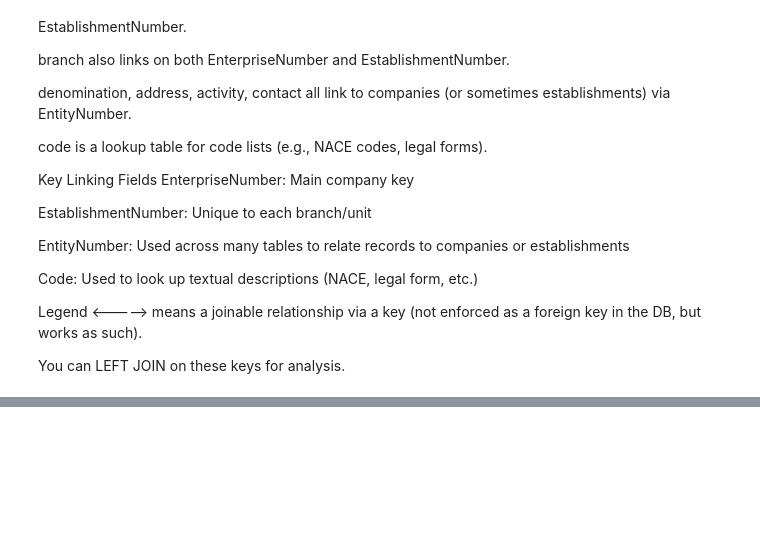
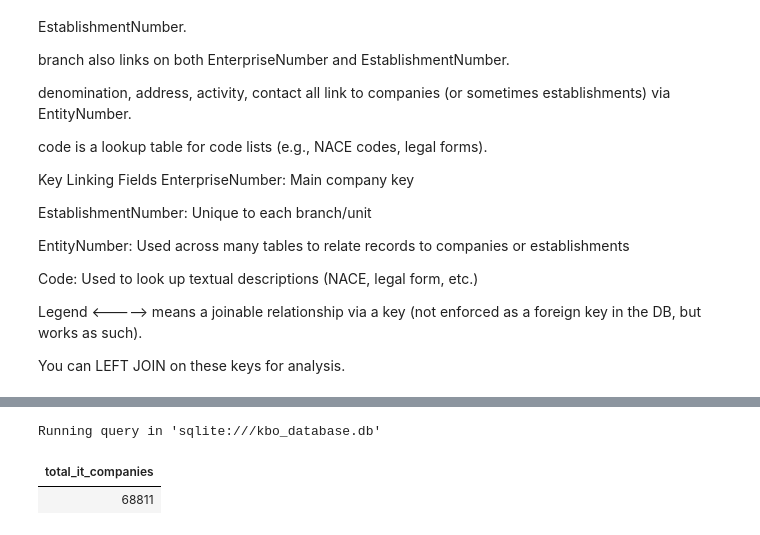
Before and after one commit to Marcvg69/challenge-data-analysis-sql, a Jupyter notebook: kbo_explore.ipynb, the cells around one changed output, grey strips where cells are left out. Cells and saved outputs as stored; diff of their text form; code cells hidden in the pictures; blank space fills up the shorter version.

```diff
--- a/kbo_explore.ipynb
+++ b/kbo_explore.ipynb
@@ -492,0 +575,14 @@ When registering a company in Belgium, selecting the correct NACE codes is cruci
+# %%
+%%sql
+
+--
+SELECT COUNT(DISTINCT e.EnterpriseNumber) AS total_it_companies
+FROM enterprise e
+JOIN activity a ON e.EnterpriseNumber = a.EntityNumber
+WHERE a.NaceVersion = 2008
+  AND a.NaceCode BETWEEN 62000 AND 62999
+  AND e.Status = 'AC';
+# %% [output]
+Running query in 'sqlite:///kbo_database.db'
+| total_it_companies |
+| 68811 |
```
Also changed, not shown: parts of 7 cells of this notebook, 1 other file.
